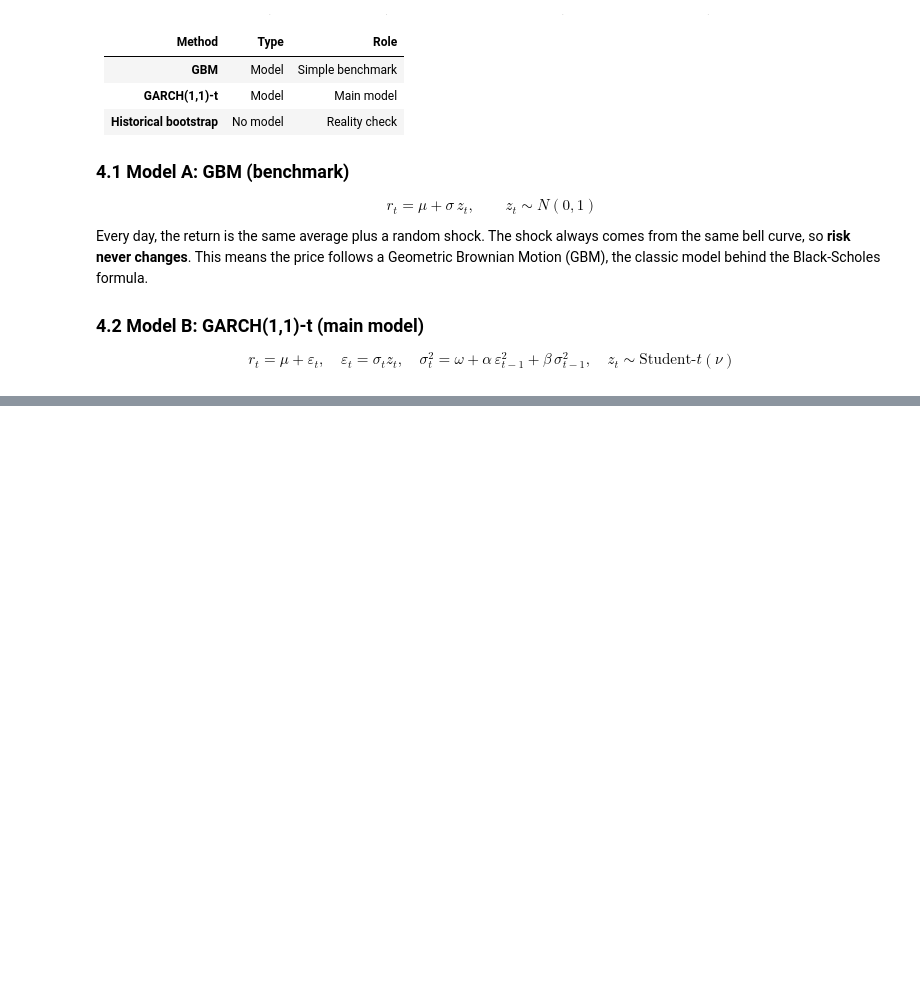
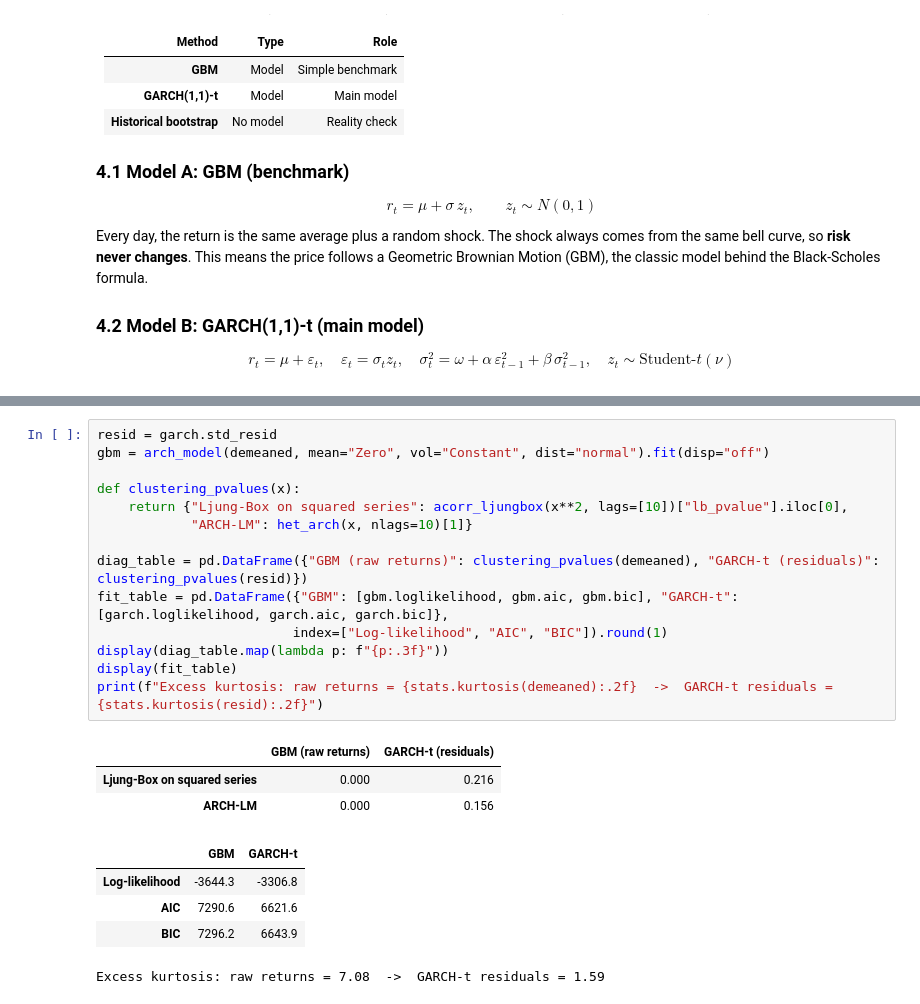
Before and after one commit to jingyishao928-bit/tqqq-leveraged-etf-risk, a Jupyter notebook: part3.ipynb, the cells around one changed output, grey strips where cells are left out. Saved outputs shown, nothing was run; the diff lists cells and outputs as text; blank space fills up the shorter version.

```diff
--- a/part3.ipynb
+++ b/part3.ipynb
@@ -122,0 +148,23 @@ Section 5 estimates GBM and GARCH-t and tests which describes QQQ returns better
+# %%
+resid = garch.std_resid
+gbm = arch_model(demeaned, mean="Zero", vol="Constant", dist="normal").fit(disp="off")
+
+def clustering_pvalues(x):
+    return {"Ljung-Box on squared series": acorr_ljungbox(x**2, lags=[10])["lb_pvalue"].iloc[0],
+            "ARCH-LM": het_arch(x, nlags=10)[1]}
+
+diag_table = pd.DataFrame({"GBM (raw returns)": clustering_pvalues(demeaned), "GARCH-t (residuals)": clustering_pvalues(resid)})
+fit_table = pd.DataFrame({"GBM": [gbm.loglikelihood, gbm.aic, gbm.bic], "GARCH-t": [garch.loglikelihood, garch.aic, garch.bic]},
+                         index=["Log-likelihood", "AIC", "BIC"]).round(1)
+display(diag_table.map(lambda p: f"{p:.3f}"))
+display(fit_table)
+print(f"Excess kurtosis: raw returns = {stats.kurtosis(demeaned):.2f}  ->  GARCH-t residuals = {stats.kurtosis(resid):.2f}")
+# %% [output]
+|  | GBM (raw returns) | GARCH-t (residuals) |
+| Ljung-Box on squared series | 0.000 | 0.216 |
+| ARCH-LM | 0.000 | 0.156 |
+|  | GBM | GARCH-t |
+| Log-likelihood | -3644.3 | -3306.8 |
+| AIC | 7290.6 | 6621.6 |
+| BIC | 7296.2 | 6643.9 |
+Excess kurtosis: raw returns = 7.08  ->  GARCH-t residuals = 1.59
```
Also changed, not shown: parts of 11 cells of this notebook.
